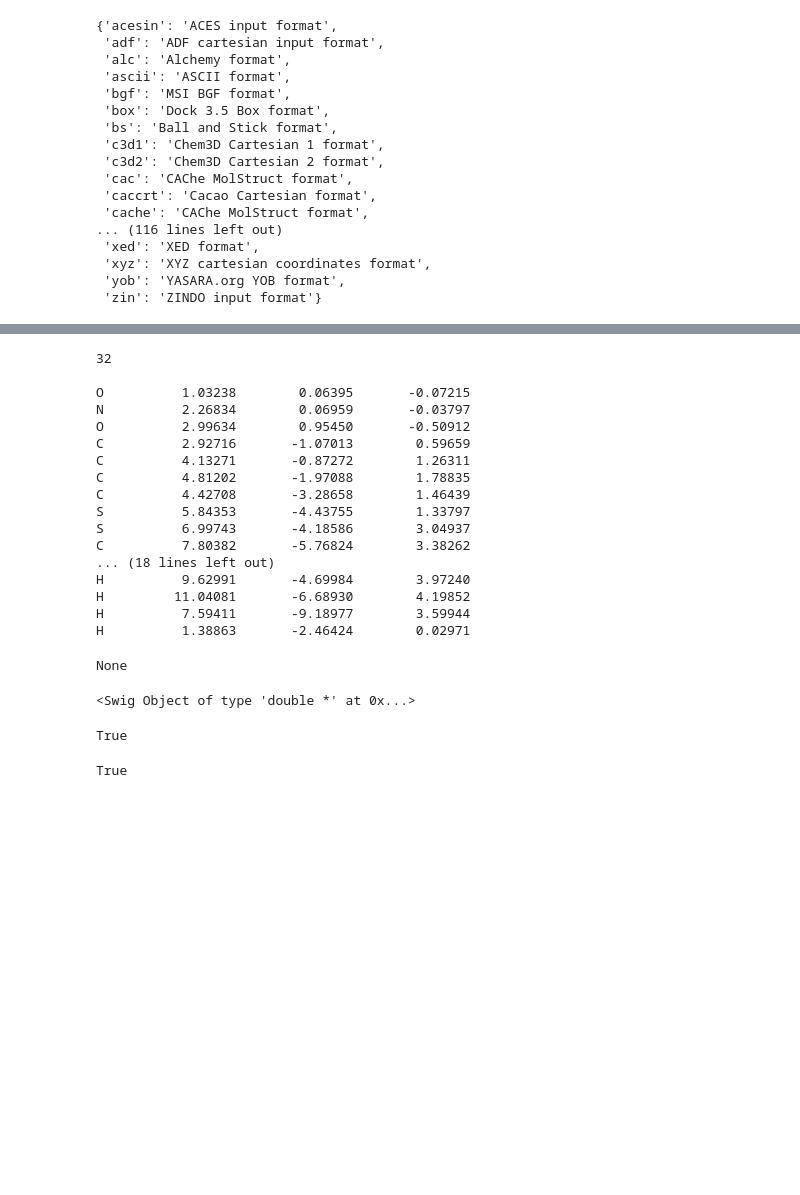
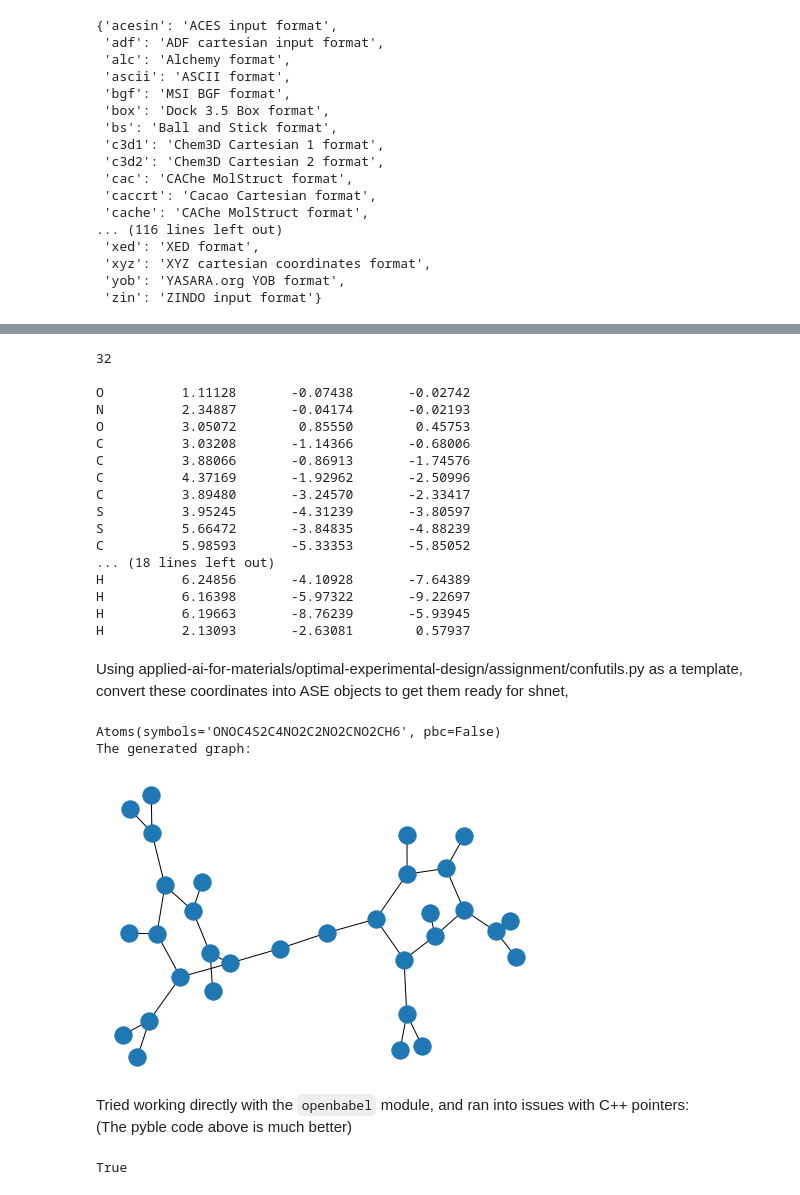
Before and after one commit to diogoviveiros/ai-group-4d-or-2d, a Jupyter notebook: Generating 3D Structures.ipynb, the cells around one changed output, grey strips where cells are left out. Drawn from its saved outputs; the diff is of its cells as text; code cells hidden in the pictures; blank space fills up the shorter version.

Commit message:
Added conversion of xyz coord to ASE object.

```diff
--- a/Generating 3D Structures.ipynb
+++ b/Generating 3D Structures.ipynb
@@ -45,41 +54,50 @@ pybel.outformats
 # %%
 mol_pybel.make3D()
-coord = mol_pybel.write('xyz')
+coord = mol_pybel.write(format='xyz')
 print(coord)
 # %% [output]
 32
 
-O          1.03238        0.06395       -0.07215
-N          2.26834        0.06959       -0.03797
-O          2.99634        0.95450       -0.50912
-C          2.92716       -1.07013        0.59659
-C          4.13271       -0.87272        1.26311
-C          4.81202       -1.97088        1.78835
-C          4.42708       -3.28658        1.46439
-S          5.84353       -4.43755        1.33797
-S          6.99743       -4.18586        3.04937
-C          7.80382       -5.76824        3.38262
+O          1.11128       -0.07438       -0.02742
+N          2.34887       -0.04174       -0.02193
+O          3.05072        0.85550        0.45753
+C          3.03208       -1.14366       -0.68006
+C          3.88066       -0.86913       -1.74576
+C          4.37169       -1.92962       -2.50996
+C          3.89480       -3.24570       -2.33417
+S          3.95245       -4.31239       -3.80597
+S          5.66472       -3.84835       -4.88239
+C          5.98593       -5.33353       -5.85052
 ... (18 lines left out)
-H          9.62991       -4.69984        3.97240
-H         11.04081       -6.68930        4.19852
-H          7.59411       -9.18977        3.59944
-H          1.38863       -2.46424        0.02971
+H          6.24856       -4.10928       -7.64389
+H          6.16398       -5.97322       -9.22697
+H          6.19663       -8.76239       -5.93945
+H          2.13093       -2.63081        0.57937
-# %%
-x = mol_pybel.make3D()
-print(x)
-# %% [output]
-None
-# %%
-mol_ob.GetCoordinates()
-# %% [output]
-<Swig Object of type 'double *' at 0x...>
+# %% [markdown]
+Using applied-ai-for-materials/optimal-experimental-design/assignment/confutils.py as a template, convert these coordinates into ASE objects to get them ready for shnet,
+# %%
+# Convert it to ASE
+atoms = next(read_xyz(StringIO(mol_pybel.write('xyz')), slice(None)))
+
+# Get the bonding graph
+g = nx.Graph()
+g.add_nodes_from(range(len(mol_pybel.atoms)))
+for bond in ob.OBMolBondIter(mol_pybel.OBMol):
+    g.add_edge(bond.GetBeginAtomIdx() - 1, bond.GetEndAtomIdx() - 1, data={"rotor": bond.IsRotor()})
+# %%
+print(atoms)
+print('The generated graph:')
+nx.draw(g)
+# %% [output]
+Atoms(symbols='ONOC4S2C4NO2C2NO2CNO2CH6', pbc=False)
+The generated graph:
+[figure, added]
+# %% [markdown]
+Tried working directly with the `openbabel` module, and ran into issues with C++ pointers:
+(The pyble code above is much better)
 # %%
 builder = ob.OBBuilder()
 builder.Build(mol_ob)
-# %%
-x
-# %% [output]
-True
 # %%
 mol_ob.Has3D()
 # %% [output]
```
Also changed, not shown: parts of 4 cells of this notebook.
